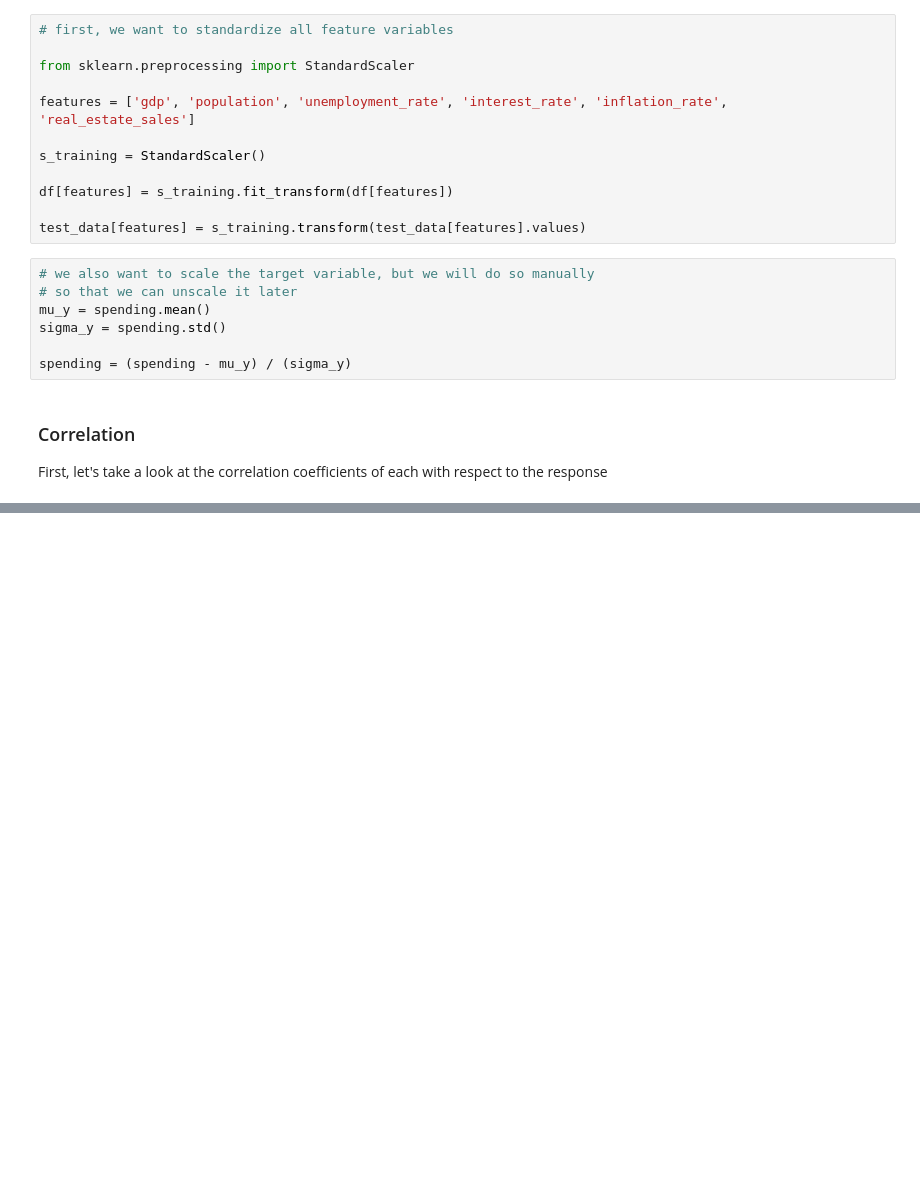
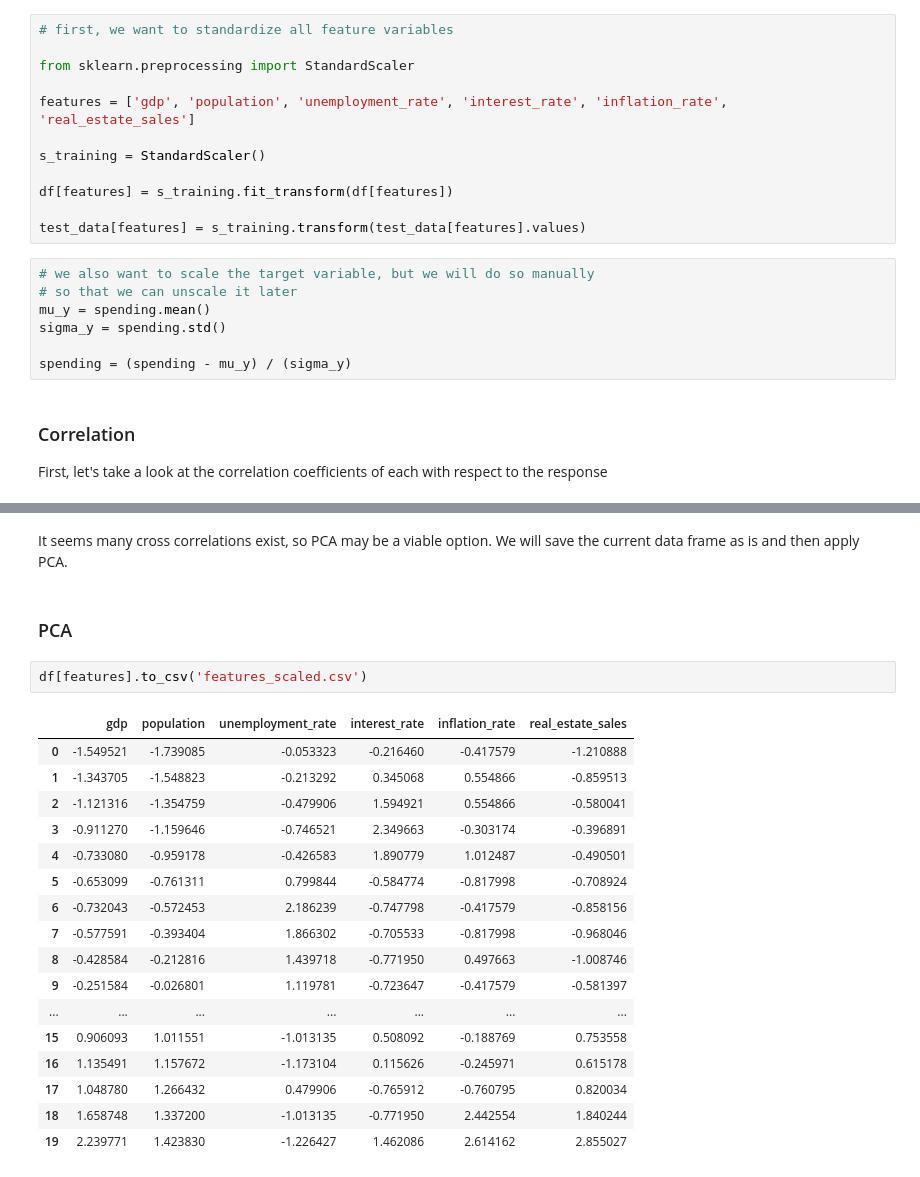
Before and after one commit to njd87/statarchive, a Jupyter notebook: christmas/EDA.ipynb, the cells around one changed output, grey strips where cells are left out. Cells and saved outputs as stored; diff of their text form; blank space fills up the shorter version.

```diff
--- a/christmas/EDA.ipynb
+++ b/christmas/EDA.ipynb
@@ -246,0 +294,24 @@ So far, it seems that GDP, Population, Inflation Rate and Real Estate Sales are
+# %% [markdown]
+It seems many cross correlations exist, so PCA may be a viable option. We will save the current data frame as is and then apply PCA.
+# %% [markdown]
+### PCA
+# %%
+df[features].to_csv('features_scaled.csv')
+# %% [output]
+|  | gdp | population | unemployment_rate | interest_rate | inflation_rate | real_estate_sales |
+| 0 | -1.549521 | -1.739085 | -0.053323 | -0.216460 | -0.417579 | -1.210888 |
+| 1 | -1.343705 | -1.548823 | -0.213292 | 0.345068 | 0.554866 | -0.859513 |
+| 2 | -1.121316 | -1.354759 | -0.479906 | 1.594921 | 0.554866 | -0.580041 |
+| 3 | -0.911270 | -1.159646 | -0.746521 | 2.349663 | -0.303174 | -0.396891 |
+| 4 | -0.733080 | -0.959178 | -0.426583 | 1.890779 | 1.012487 | -0.490501 |
+| 5 | -0.653099 | -0.761311 | 0.799844 | -0.584774 | -0.817998 | -0.708924 |
+| 6 | -0.732043 | -0.572453 | 2.186239 | -0.747798 | -0.417579 | -0.858156 |
+| 7 | -0.577591 | -0.393404 | 1.866302 | -0.705533 | -0.817998 | -0.968046 |
+| 8 | -0.428584 | -0.212816 | 1.439718 | -0.771950 | 0.497663 | -1.008746 |
+| 9 | -0.251584 | -0.026801 | 1.119781 | -0.723647 | -0.417579 | -0.581397 |
+| ... | ... | ... | ... | ... | ... | ... |
+| 15 | 0.906093 | 1.011551 | -1.013135 | 0.508092 | -0.188769 | 0.753558 |
+| 16 | 1.135491 | 1.157672 | -1.173104 | 0.115626 | -0.245971 | 0.615178 |
+| 17 | 1.048780 | 1.266432 | 0.479906 | -0.765912 | -0.760795 | 0.820034 |
+| 18 | 1.658748 | 1.337200 | -1.013135 | -0.771950 | 2.442554 | 1.840244 |
+| 19 | 2.239771 | 1.423830 | -1.226427 | 1.462086 | 2.614162 | 2.855027 |
```
Also changed, not shown: parts of 10 cells of this notebook, 5 other files.
